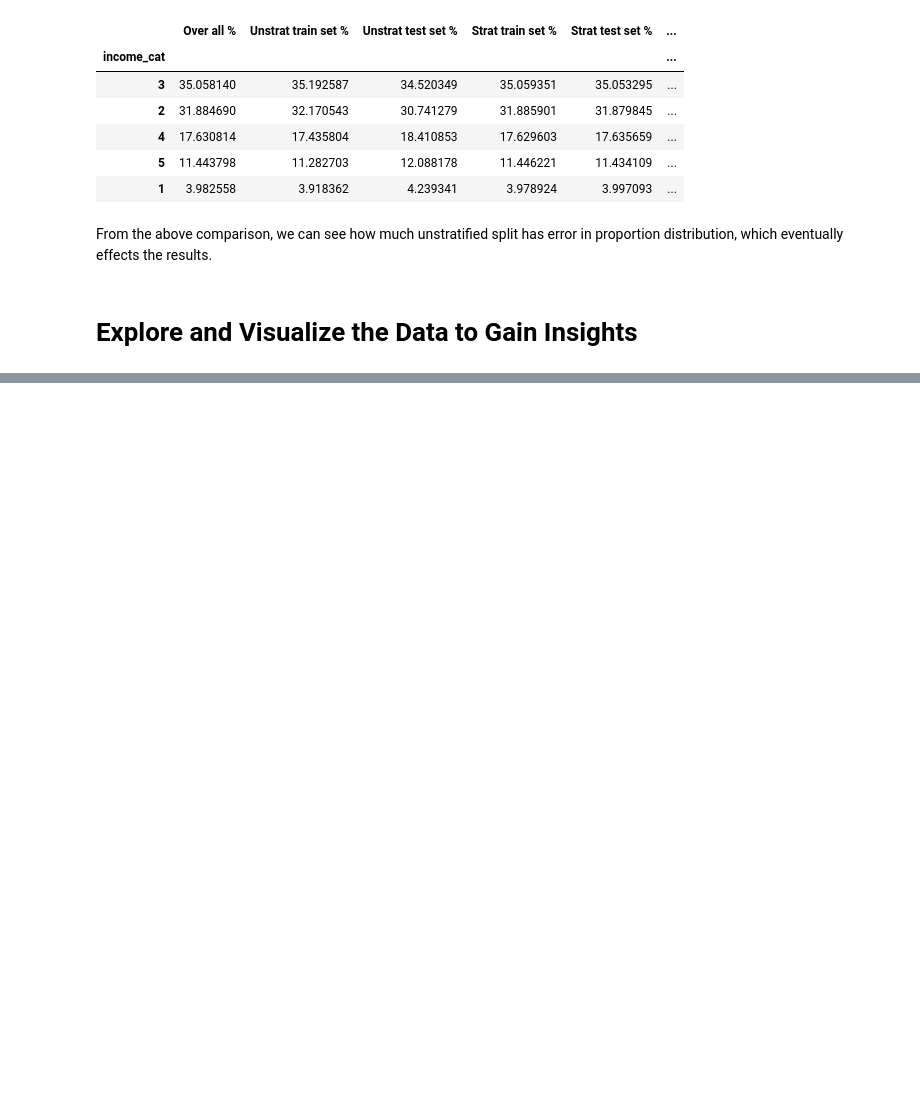
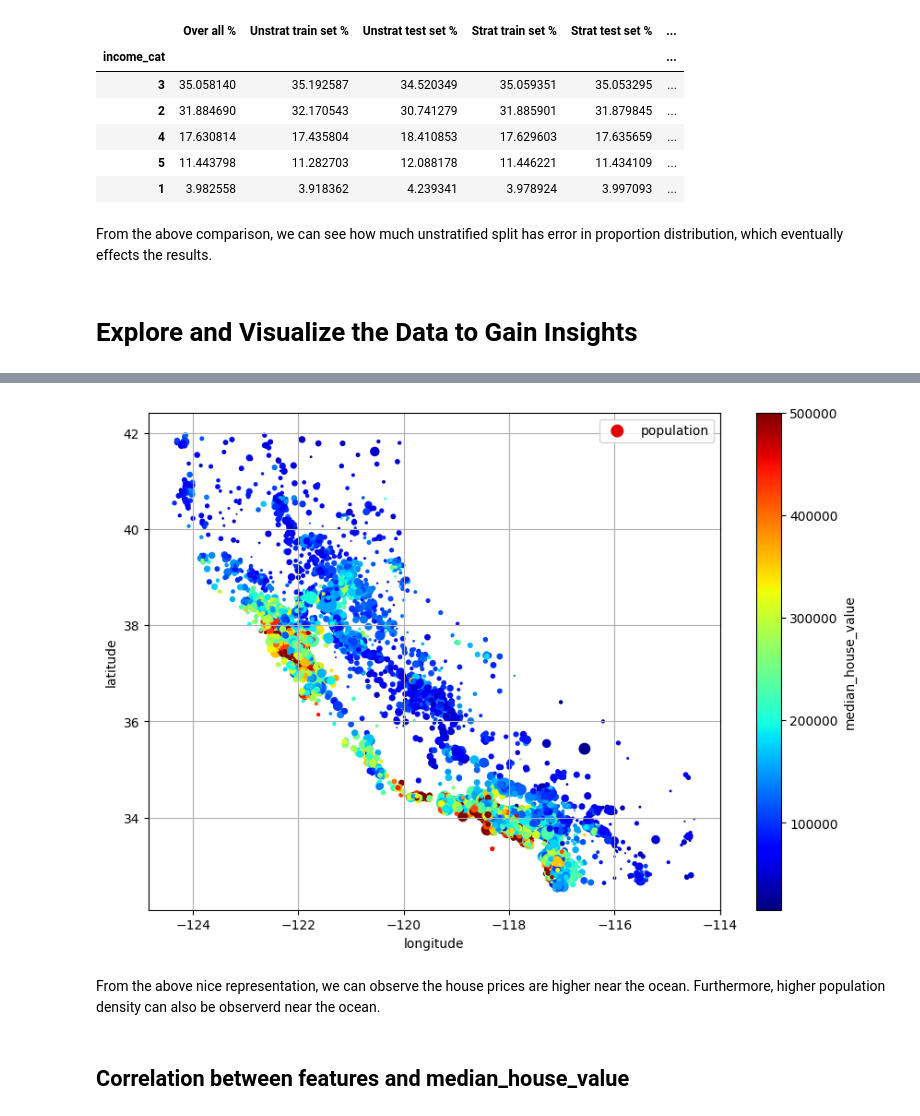
Before and after one commit to niazusama/California_housing_prices_prediction_model, a Jupyter notebook: california_housing_price_estimator.ipynb, the cells around one changed output, grey strips where cells are left out. Saved outputs shown, nothing was run; the diff lists cells and outputs as text; code cells hidden in the pictures; blank space fills up the shorter version.

```diff
--- a/california_housing_price_estimator.ipynb
+++ b/california_housing_price_estimator.ipynb
@@ -210,0 +223,15 @@ for set_ in (strat_train_set, strat_test_set):
+# %%
+# To plot the median_house_value
+# Size = Population of district
+# Colour = Median House Price
+housing.plot(kind = "scatter", x = "longitude", y = "latitude",
+              grid = True, s = housing['population'] / 100, label = "population",
+              c = "median_house_value", cmap = "jet",
+              colorbar = True, legend = True, figsize = (10, 7))
+plt.show()
+# %% [output]
+[figure, added]
+# %% [markdown]
+From the above nice representation, we can observe the house prices are higher near the ocean. Furthermore, higher population density can also be observerd near the ocean.
+# %% [markdown]
+## Correlation between features and median_house_value
```
Also changed, not shown: parts of 5 cells of this notebook.
